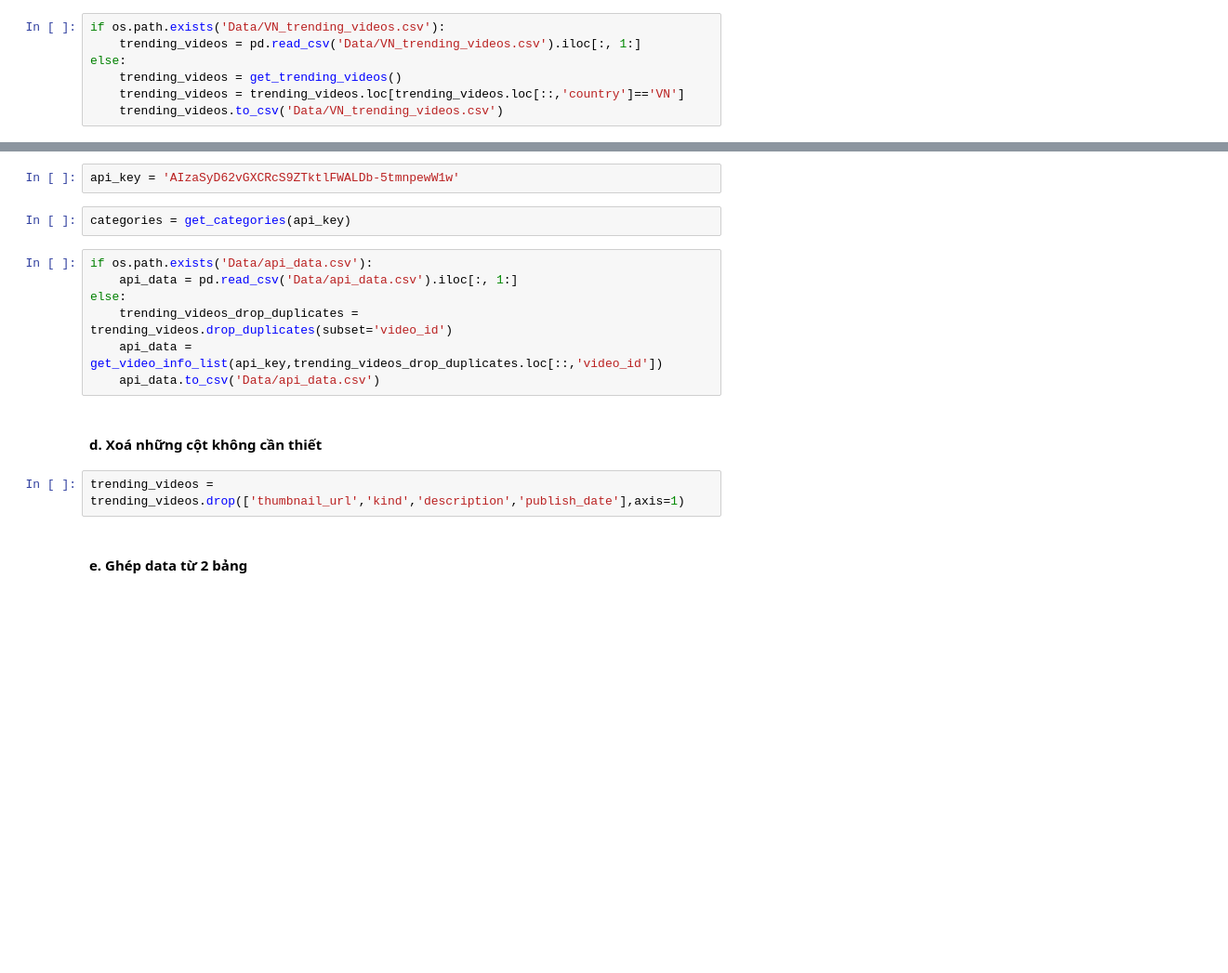
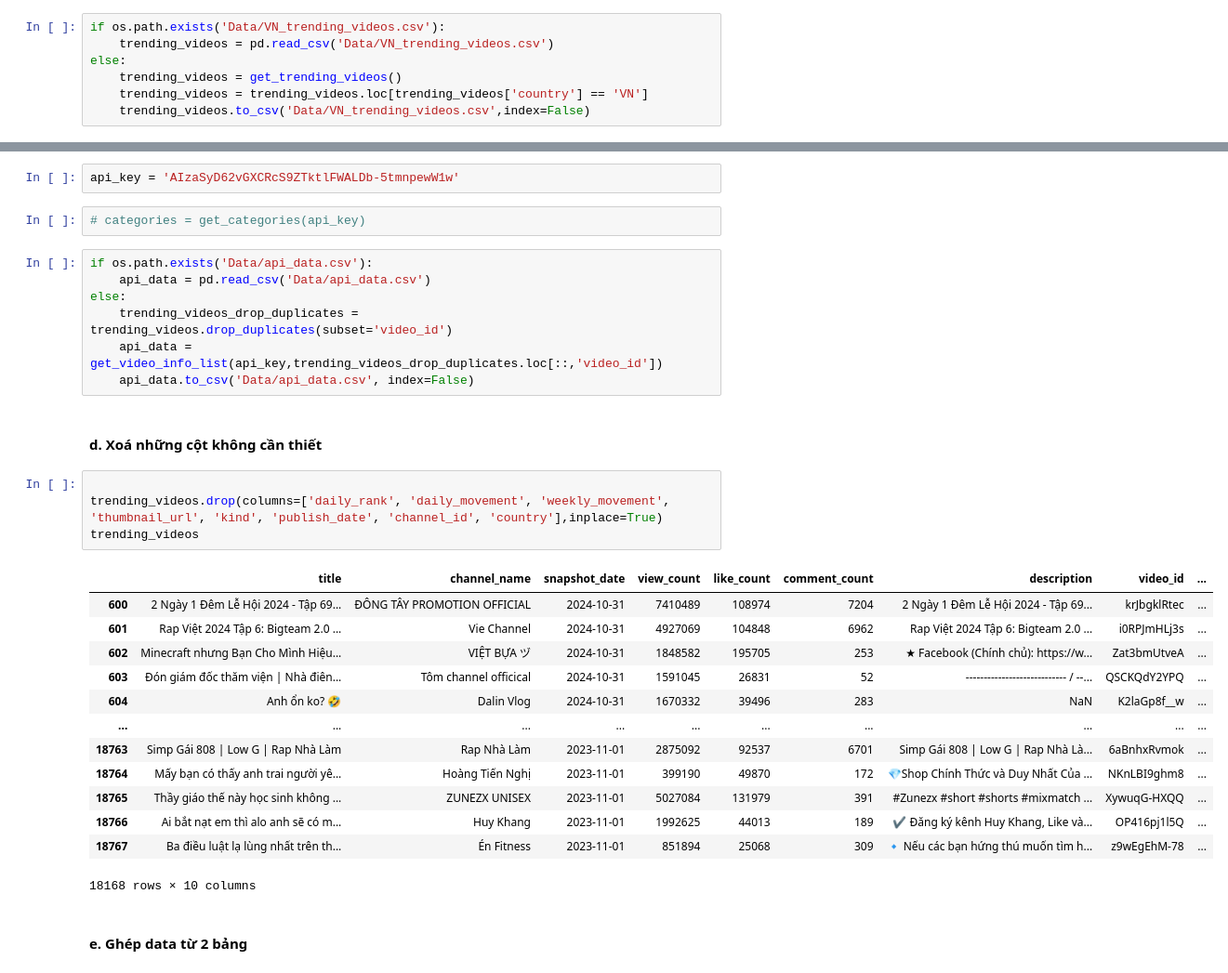
Before and after one commit to sleepifoxx/BTL-Data-Processing, a Jupyter notebook: DataCrawling.ipynb, the cells around one changed output, grey strips where cells are left out. Shown: that part at 93% size. Cells and saved outputs as stored; diff of their text form; blank space fills up the shorter version.

```diff
--- a/DataCrawling.ipynb
+++ b/DataCrawling.ipynb
@@ -89,11 +84,11 @@ def get_video_info_list(api_key:str,list_video_id:pd.Series):
 #### a. Lấy dữ liệu từ Kaggle
 # %%
 if os.path.exists('Data/VN_trending_videos.csv'):
-    trending_videos = pd.read_csv('Data/VN_trending_videos.csv').iloc[:, 1:]
+    trending_videos = pd.read_csv('Data/VN_trending_videos.csv')
 else:
     trending_videos = get_trending_videos()
-    trending_videos = trending_videos.loc[trending_videos.loc[::,'country']=='VN']
-    trending_videos.to_csv('Data/VN_trending_videos.csv')
+    trending_videos = trending_videos.loc[trending_videos['country'] == 'VN']
+    trending_videos.to_csv('Data/VN_trending_videos.csv',index=False)
 # %% [markdown]
 #### b. Lấy vùng dữ liệu từ tháng 11-2023 đến 10-2024
 # %%
@@ -106,18 +116,34 @@ trending_videos = trending_videos[(trending_videos['snapshot_date'] >= start_dat
 # %%
 api_key = 'AIzaSyD62vGXCRcS9ZTktlFWALDb-5tmnpewW1w'
 # %%
-categories = get_categories(api_key)
+# categories = get_categories(api_key)
 # %%
 if os.path.exists('Data/api_data.csv'):
-    api_data = pd.read_csv('Data/api_data.csv').iloc[:, 1:]
+    api_data = pd.read_csv('Data/api_data.csv')
 else:
     trending_videos_drop_duplicates = trending_videos.drop_duplicates(subset='video_id')
     api_data = get_video_info_list(api_key,trending_videos_drop_duplicates.loc[::,'video_id'])
-    api_data.to_csv('Data/api_data.csv')
+    api_data.to_csv('Data/api_data.csv', index=False)
 # %% [markdown]
 #### d. Xoá những cột không cần thiết
-# %%
-trending_videos = trending_videos.drop(['thumbnail_url','kind','description','publish_date'],axis=1)
+# %%
+
+trending_videos.drop(columns=['daily_rank', 'daily_movement', 'weekly_movement', 'thumbnail_url', 'kind', 'publish_date', 'channel_id', 'country'],inplace=True)
+trending_videos
+# %% [output]
+|  | title | channel_name | snapshot_date | view_count | like_count | comment_count | description | video_id | ... |
+| 600 | 2 Ngày 1 Đêm Lễ Hội 2024 - Tập 69... | ĐÔNG TÂY PROMOTION OFFICIAL | 2024-10-31 | 7410489 | 108974 | 7204 | 2 Ngày 1 Đêm Lễ Hội 2024 - Tập 69... | krJbgklRtec | ... |
+| 601 | Rap Việt 2024 Tập 6: Bigteam 2.0 ... | Vie Channel | 2024-10-31 | 4927069 | 104848 | 6962 | Rap Việt 2024 Tập 6: Bigteam 2.0 ... | i0RPJmHLj3s | ... |
+| 602 | Minecraft nhưng Bạn Cho Mình Hiệu... | VIỆT BỰA ヅ | 2024-10-31 | 1848582 | 195705 | 253 | ★ Facebook (Chính chủ): https://w... | Zat3bmUtveA | ... |
+| 603 | Đón giám đốc thăm viện | Nhà điên... | Tôm channel officical | 2024-10-31 | 1591045 | 26831 | 52 | ---------------------------- / --... | QSCKQdY2YPQ | ... |
+| 604 | Anh ổn ko? 🤣 | Dalin Vlog | 2024-10-31 | 1670332 | 39496 | 283 | NaN | K2laGp8f__w | ... |
+| ... | ... | ... | ... | ... | ... | ... | ... | ... | ... |
+| 18763 | Simp Gái 808 | Low G | Rap Nhà Làm | Rap Nhà Làm | 2023-11-01 | 2875092 | 92537 | 6701 | Simp Gái 808 | Low G | Rap Nhà Là... | 6aBnhxRvmok | ... |
+| 18764 | Mấy bạn có thấy anh trai người yê... | Hoàng Tiến Nghị | 2023-11-01 | 399190 | 49870 | 172 | 💎Shop Chính Thức và Duy Nhất Của ... | NKnLBI9ghm8 | ... |
+| 18765 | Thầy giáo thế này học sinh không ... | ZUNEZX UNISEX | 2023-11-01 | 5027084 | 131979 | 391 | #Zunezx #short #shorts #mixmatch ... | XywuqG-HXQQ | ... |
+| 18766 | Ai bắt nạt em thì alo anh sẽ có m... | Huy Khang | 2023-11-01 | 1992625 | 44013 | 189 | ✔ Đăng ký kênh Huy Khang, Like và... | OP416pj1l5Q | ... |
+| 18767 | Ba điều luật lạ lùng nhất trên th... | Én Fitness | 2023-11-01 | 851894 | 25068 | 309 | 🔹 Nếu các bạn hứng thú muốn tìm h... | z9wEgEhM-78 | ... |
+18168 rows × 10 columns
 # %% [markdown]
 #### e. Ghép data từ 2 bảng
 # %%
```
Also changed, not shown: parts of 10 cells of this notebook, 5 other files.
